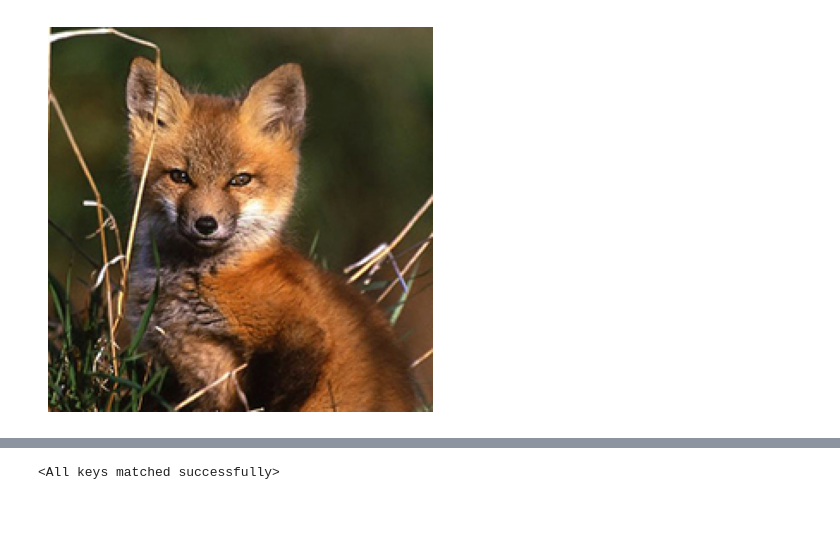
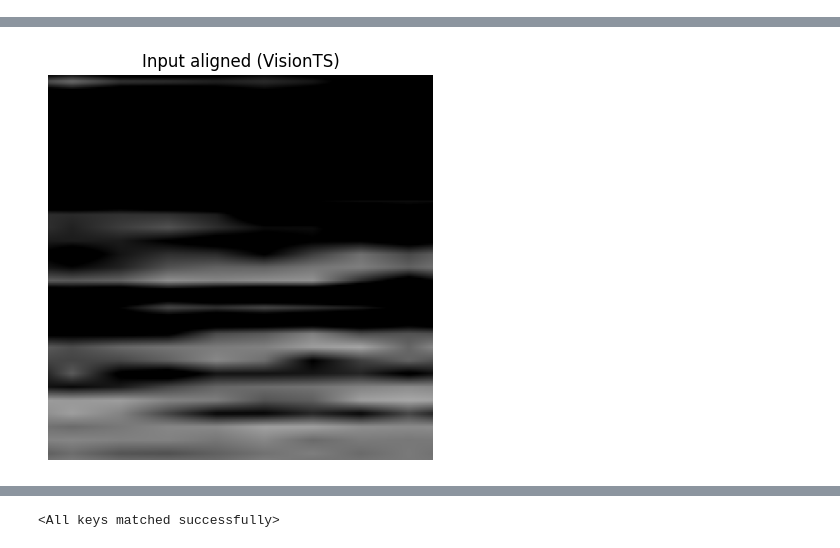
Before and after one commit to Lucas-Monteiro-Henriques/Implement_VISIONTS, a Jupyter notebook: MAE.ipynb, the cells around one changed output, grey strips where cells are left out. Saved outputs shown, nothing was run; the diff lists cells and outputs as text; code cells hidden in the pictures; blank space fills up the shorter version.

Commit message:
Alignment e Rendering concluidos, mas há um erro na parte de reconhecimento de uma mascara diferente do MAE proposto pelo Facebook, isso acontece porque o Alignment  precisa de uma mascara específica

```diff
--- a/MAE.ipynb
+++ b/MAE.ipynb
@@ -104,18 +127,22 @@ def run_one_image(img, model):
-# %%
-# load an image
-img_url = 'https://user-images.githubusercontent.com/11435359/147738734-196fd92f-9260-48d5-ba7e-bf103d29364d.jpg' # fox, from ILSVRC2012_val_00046145
-# img_url = 'https://user-images.githubusercontent.com/11435359/147743081-0428eecf-89e5-4e07-8da5-a30fd73cc0ba.jpg' # cucumber, from ILSVRC2012_val_00047851
-img = Image.open(requests.get(img_url, stream=True).raw)
-img = img.resize((224, 224))
-img = np.array(img) / 255.
-
-assert img.shape == (224, 224, 3)
-
-# normalize by ImageNet mean and std
-img = img - imagenet_mean
-img = img / imagenet_std
-
-plt.rcParams['figure.figsize'] = [5, 5]
-show_image(torch.tensor(img))
-# %% [output]
-[figure, removed]
+# %%
+from skimage.transform import resize
+import torch
+import matplotlib.pyplot as plt
+
+# Suponha que você já tem:
+# Igray_resized_3ch com shape (29, 8, 3) — imagem com 3 canais e normalizada (VisionTS-style)
+
+# Etapa 1: Redimensionar para 224 x 224 (como esperado pelo MAE)
+img = resize(Igray_resized_3ch, (224, 224), order=1, mode='reflect', anti_aliasing=False)
+
+# Etapa 2: Visualização opcional (sem normalizar com ImageNet)
+plt.rcParams['figure.figsize'] = [5, 5]
+plt.imshow(img)
+plt.title("Input aligned (VisionTS)")
+plt.axis('off')
+plt.show()
+
+# Se for usar a função run_one_image, ela espera um tensor com valores normalizados já
+# Portanto você pode usar:
+img = torch.tensor(img, dtype=torch.float32)
+# %% [output]
@@ -122,3 +150,4 @@ show_image(torch.tensor(img))
+[figure, added]
 # %%
 # MAE com decoder
 !wget -nc https://dl.fbaipublicfiles.com/mae/visualize/mae_visualize_vit_base.pth
```
Also changed, not shown: parts of 9 cells of this notebook.
